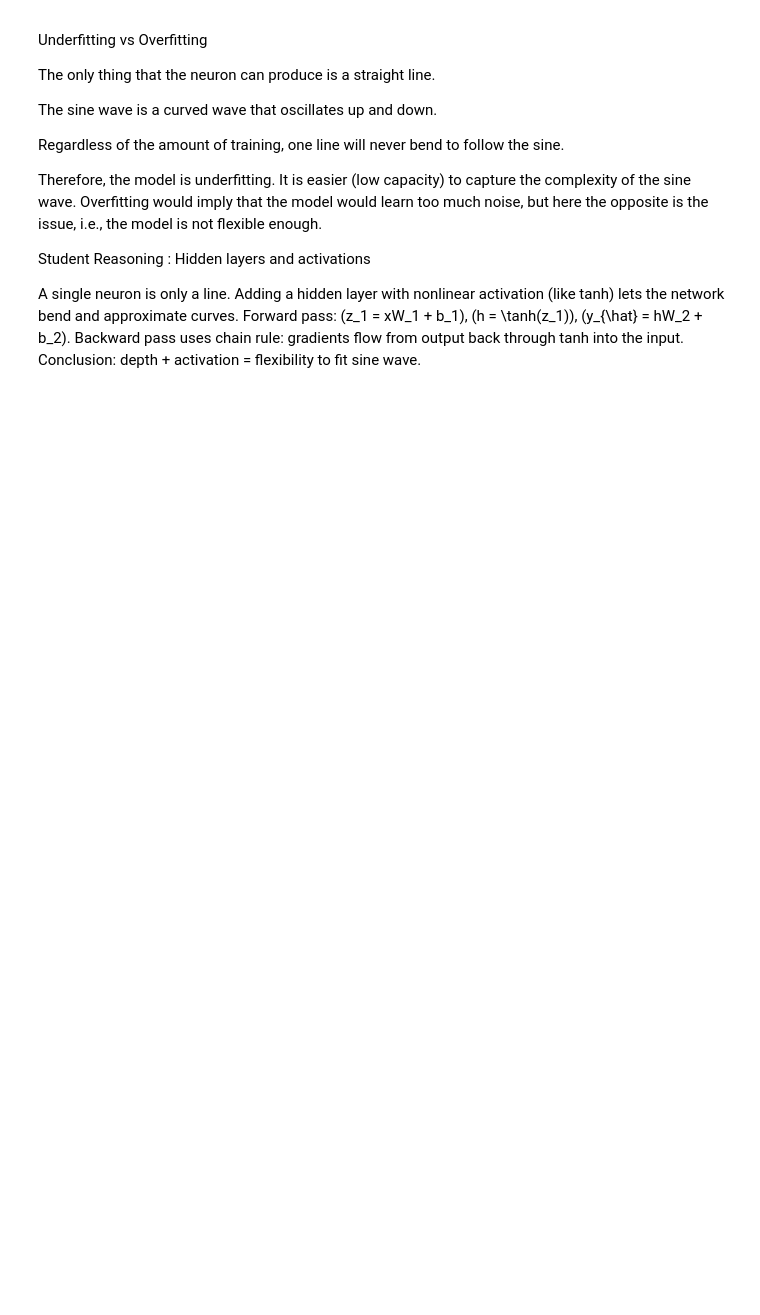
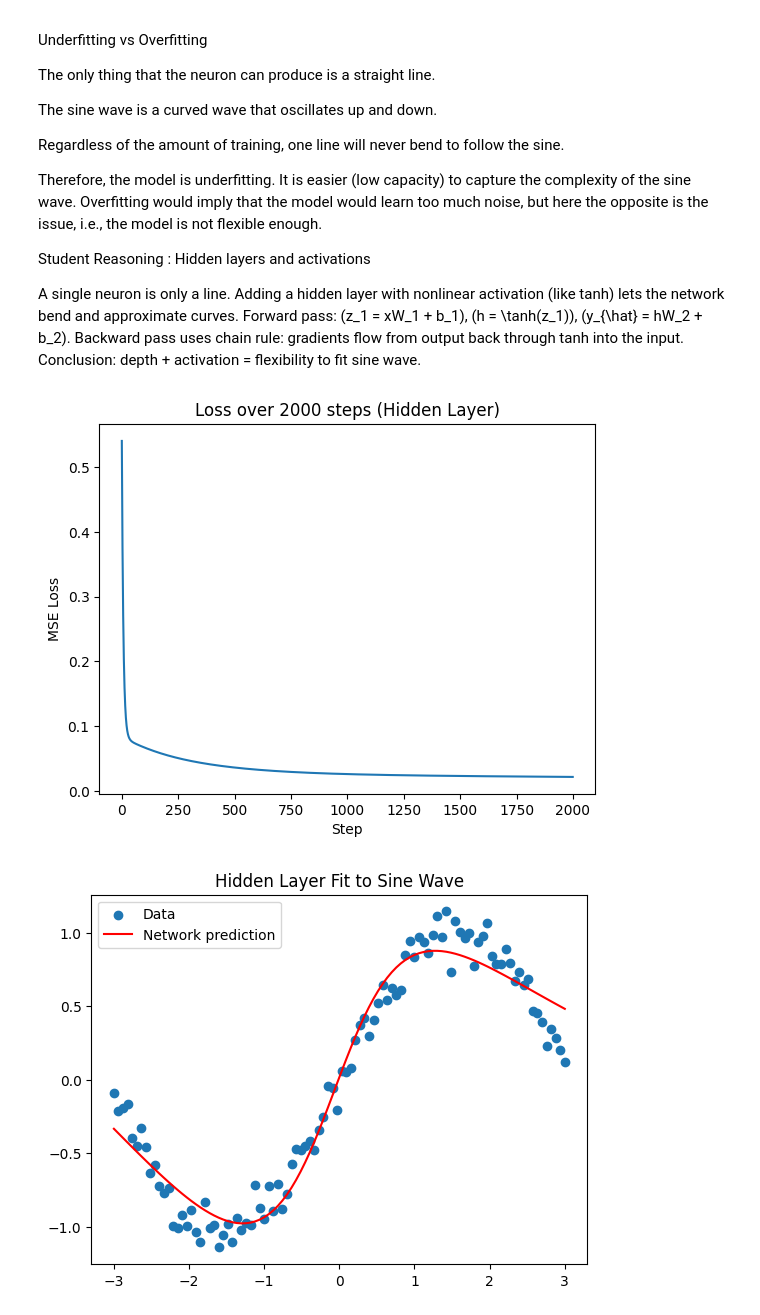
Before and after one commit to monicayar/lab-3, a Jupyter notebook: lab_3_ipynb.ipynb, the cells around one changed output. Cells and saved outputs as stored; diff of their text form; code cells hidden in the pictures; blank space fills up the shorter version.

```diff
--- a/lab_3_ipynb.ipynb
+++ b/lab_3_ipynb.ipynb
@@ -92,3 +92,60 @@ Adding a hidden layer with nonlinear activation (like tanh) lets the network ben
 Forward pass: (z_1 = xW_1 + b_1), (h = \tanh(z_1)), (y_{\hat} = hW_2 + b_2).
 Backward pass uses chain rule: gradients flow from output back through tanh into the input.
 Conclusion: depth + activation = flexibility to fit sine wave.
+# %%
+import numpy as np
+import matplotlib.pyplot as plt
+
+#  Generate toy data
+np.random.seed(42)
+x = np.linspace(-3, 3, 100).reshape(-1, 1)   # shape (100,1)
+y = np.sin(x) + np.random.normal(0, 0.1, size=x.shape)  # shape (100,1)
+
+# Initialise parameters
+W1 = np.random.randn(1, 8) * 0.5   # (1,8)
+b1 = np.random.randn(8) * 0.5      # (8,)
+W2 = np.random.randn(8, 1) * 0.5   # (8,1)
+b2 = np.random.randn(1) * 0.5      # (1,)
+lr = 0.01
+losses = []
+
+#  Training loop
+for step in range(2000):
+    # Forward pass
+    z1 = x @ W1 + b1        # (100,8)
+    h = np.tanh(z1)         # (100,8)
+    y_hat = h @ W2 + b2     # (100,1)
+    loss = np.mean((y_hat - y) ** 2)
+    losses.append(loss)
+
+    # Backward pass
+    d_yhat = 2 * (y_hat - y) / len(y)   # (100,1)
+    dW2 = h.T @ d_yhat                  # (8,1)
+    db2 = d_yhat.sum(axis=0)            # (1,)
+    dh = d_yhat @ W2.T                  # (100,8)
+    dz1 = dh * (1 - np.tanh(z1) ** 2)   # (100,8)
+    dW1 = x.T @ dz1                     # (1,8)
+    db1 = dz1.sum(axis=0)               # (8,)
+
+    # Update
+    W1 -= lr * dW1
+    b1 -= lr * db1
+    W2 -= lr * dW2
+    b2 -= lr * db2
+
+# Plot loss curve
+plt.plot(losses)
+plt.title("Loss over 2000 steps (Hidden Layer)")
+plt.xlabel("Step")
+plt.ylabel("MSE Loss")
+plt.show()
+
+# Plot fitted curve
+plt.scatter(x, y, label="Data")
+plt.plot(x, y_hat, color="red", label="Network prediction")
+plt.title("Hidden Layer Fit to Sine Wave")
+plt.legend()
+plt.show()
+# %% [output]
+[figure, added]
+[figure, added]
```
Also changed, not shown: parts of 1 cell of this notebook.
